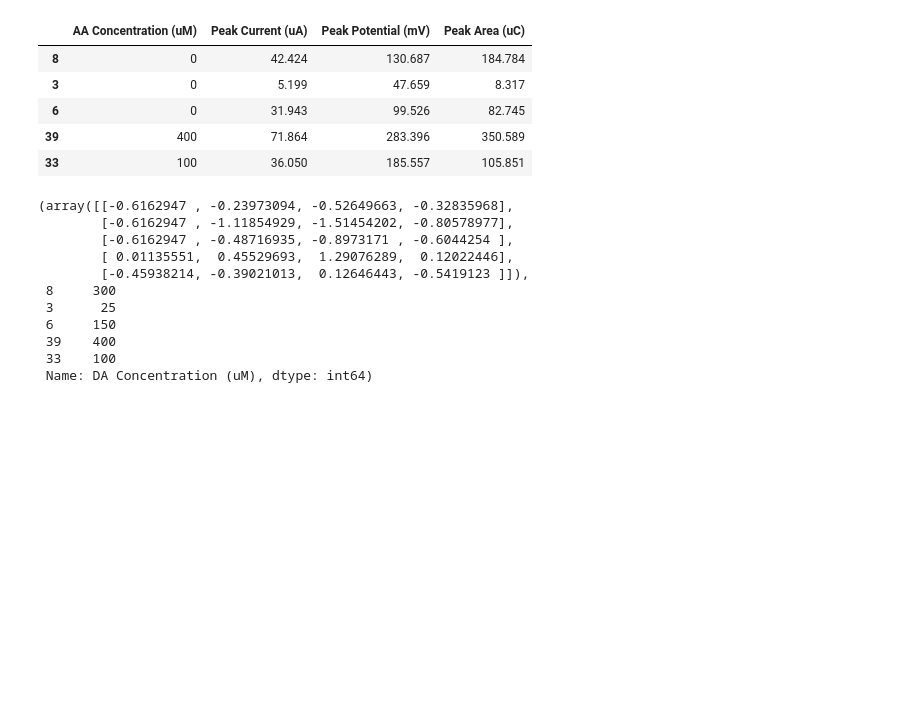
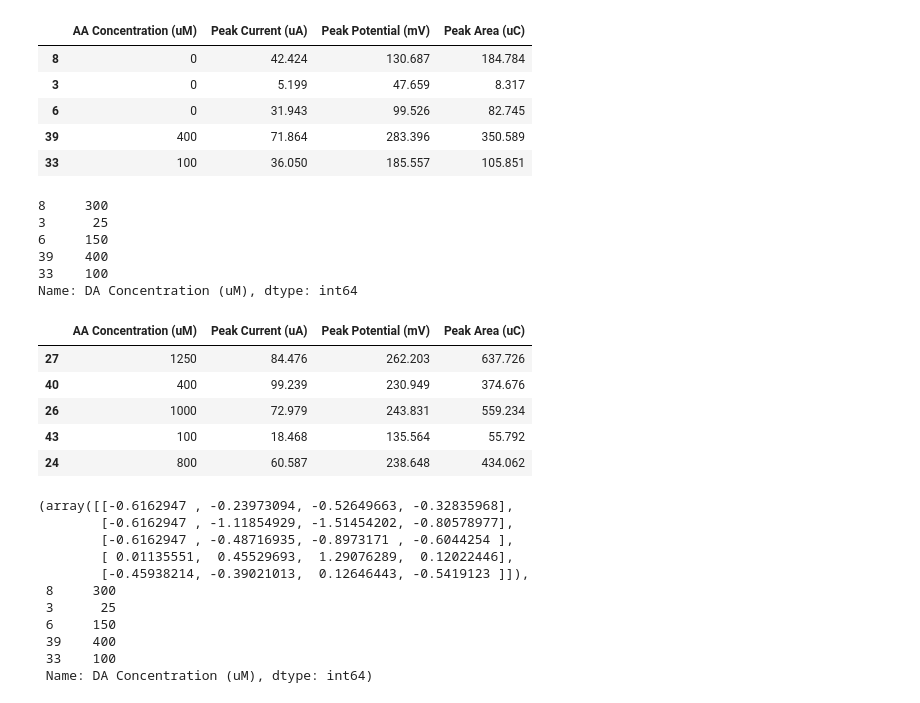
Before and after one commit to Prithviraj97/Machine-Learning-Fundamentals, a Jupyter notebook: ML Algorithms/SVR.ipynb, the cells around one changed output. Saved outputs shown, nothing was run; the diff lists cells and outputs as text; code cells hidden in the pictures; blank space fills up the shorter version.

```diff
--- a/ML Algorithms/SVR.ipynb
+++ b/ML Algorithms/SVR.ipynb
@@ -49,6 +49,24 @@ X_train.head()
 | 6 | 0 | 31.943 | 99.526 | 82.745 |
 | 39 | 400 | 71.864 | 283.396 | 350.589 |
 | 33 | 100 | 36.050 | 185.557 | 105.851 |
+# %%
+y_train.head()
+# %% [output]
+8     300
+3      25
+6     150
+39    400
+33    100
+Name: DA Concentration (uM), dtype: int64
+# %%
+X_test.head()
+# %% [output]
+|  | AA Concentration (uM) | Peak Current (uA) | Peak Potential (mV) | Peak Area (uC) |
+| 27 | 1250 | 84.476 | 262.203 | 637.726 |
+| 40 | 400 | 99.239 | 230.949 | 374.676 |
+| 26 | 1000 | 72.979 | 243.831 | 559.234 |
+| 43 | 100 | 18.468 | 135.564 | 55.792 |
+| 24 | 800 | 60.587 | 238.648 | 434.062 |
 # %%
 # Standardize (normalize) the features using StandardScaler
 scaler = StandardScaler()
```
Also changed, not shown: 1 other file.
